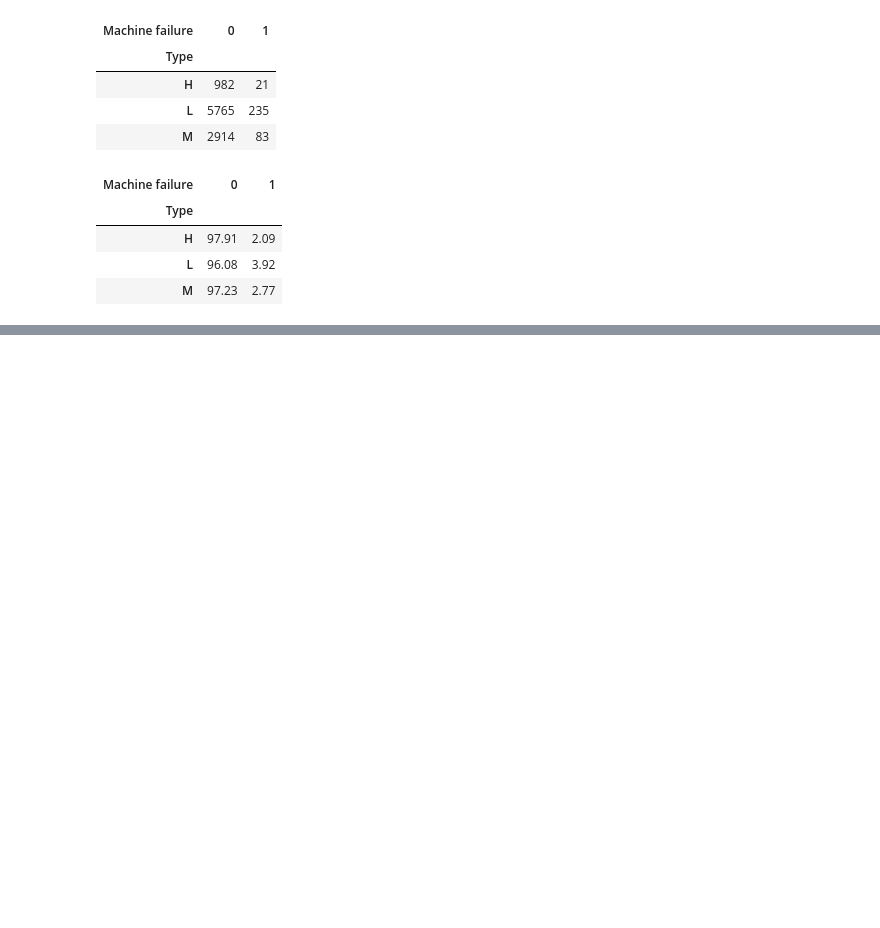
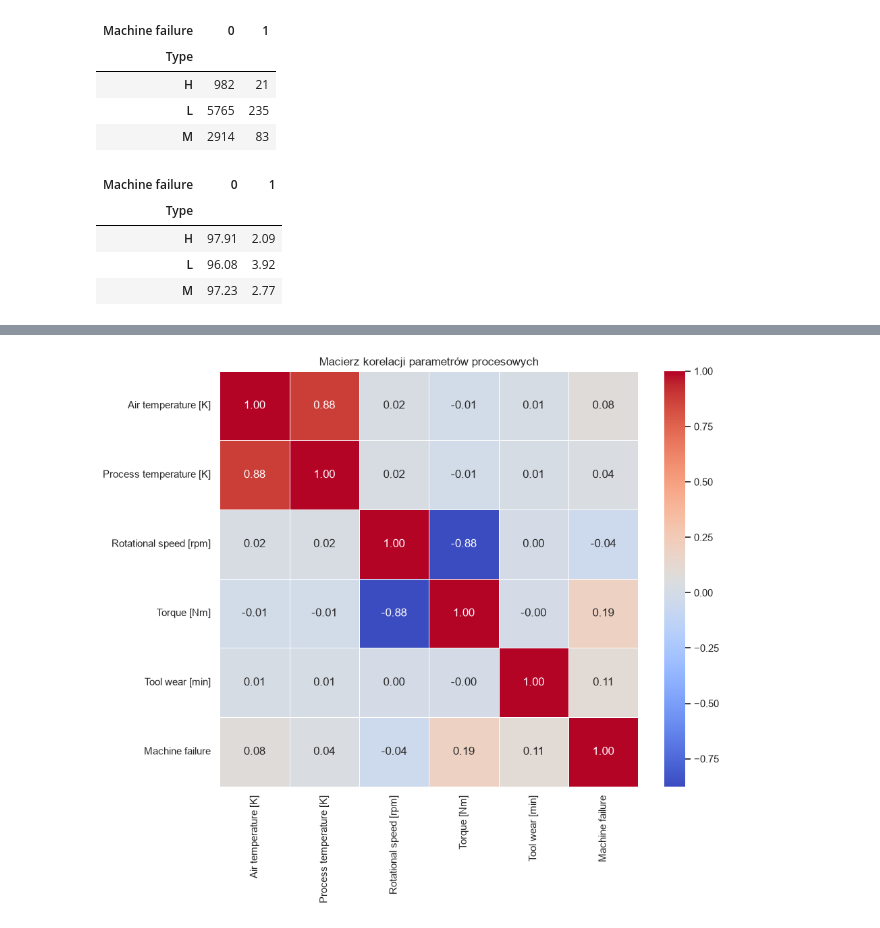
Before and after one commit to KacperKnapek/Machine-failure-prediction, a Jupyter notebook: notebooks/01_eda.ipynb, the cells around one changed output, grey strips where cells are left out. Cells and saved outputs as stored; diff of their text form; code cells hidden in the pictures; blank space fills up the shorter version.

Commit message:
feat: Budowa i wizualizacja macierzy korelacji

```diff
--- a/notebooks/01_eda.ipynb
+++ b/notebooks/01_eda.ipynb
@@ -189,0 +203,15 @@ display(awaryjnosc.round(2))
+# %%
+import pandas as pd
+import matplotlib.pyplot as plt
+import seaborn as sns
+
+numeric_cols = df[['Air temperature [K]', 'Process temperature [K]', 'Rotational speed [rpm]', 'Torque [Nm]', 'Tool wear [min]', 'Machine failure']]
+
+corr_matrix = numeric_cols.corr()
+
+plt.figure(figsize=(10, 8))
+sns.heatmap(corr_matrix, annot=True, cmap = 'coolwarm', fmt=".2f", linewidths=0.5)
+plt.title("Macierz korelacji parametrów procesowych")
+plt.show()
+# %% [output]
+[figure, added]
```
Also changed, not shown: parts of 2 cells of this notebook.
